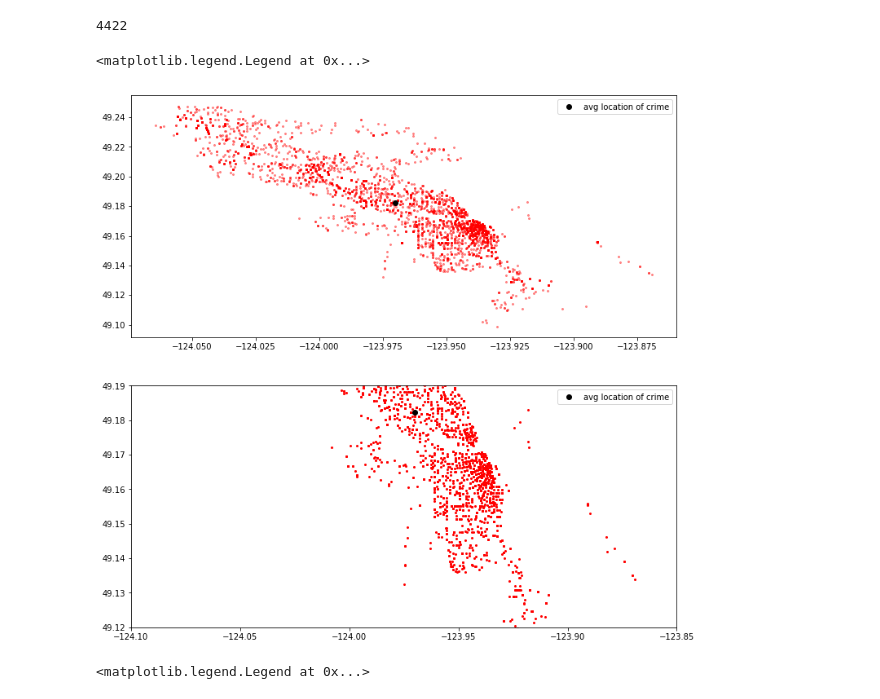
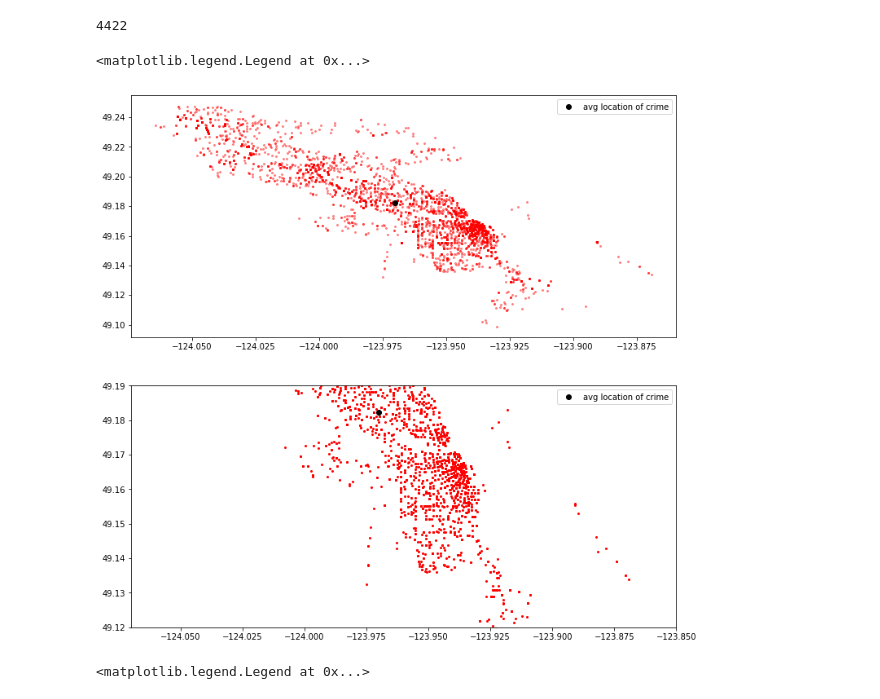
Before and after one commit to jackbullen/Crime-Data-Analysis, a Jupyter notebook: nancrime.ipynb, the cells around one changed output. Cells and saved outputs as stored; diff of their text form; code cells hidden in the pictures.

```diff
--- a/nancrime.ipynb
+++ b/nancrime.ipynb
@@ -68,20 +68,20 @@ avg_long = sum(LONG)/len(LONG)
 # %%
 plt.figure(figsize=(12,12))
 plt.subplot(211)
 plt.plot(LONG,LAT,'ro',markersize=2,alpha=0.4)
 plt.plot(avg_long,avg_lat,'o',color='black',label='avg location of crime')
 plt.legend()
 # plt.ylim(49.12,49.19)
 # plt.xlim(-123,975,-123,925)
 plt.subplot(212)
 plt.plot(LONG,LAT,'ro',markersize=2)
 plt.plot(avg_long,avg_lat,'o',color='black',label='avg location of crime')
 plt.ylim(49.12,49.19)
-plt.xlim(-124.1,-123.85)
+plt.xlim(-124.07,-123.85)
 plt.legend()
 # %% [output]
 <matplotlib.legend.Legend at 0x...>
-[figure, old version]
+[figure, new version]
 # %%
 neighbourhoods = set()
 for crime in dat:
```
Also changed, not shown: 1 other file.
